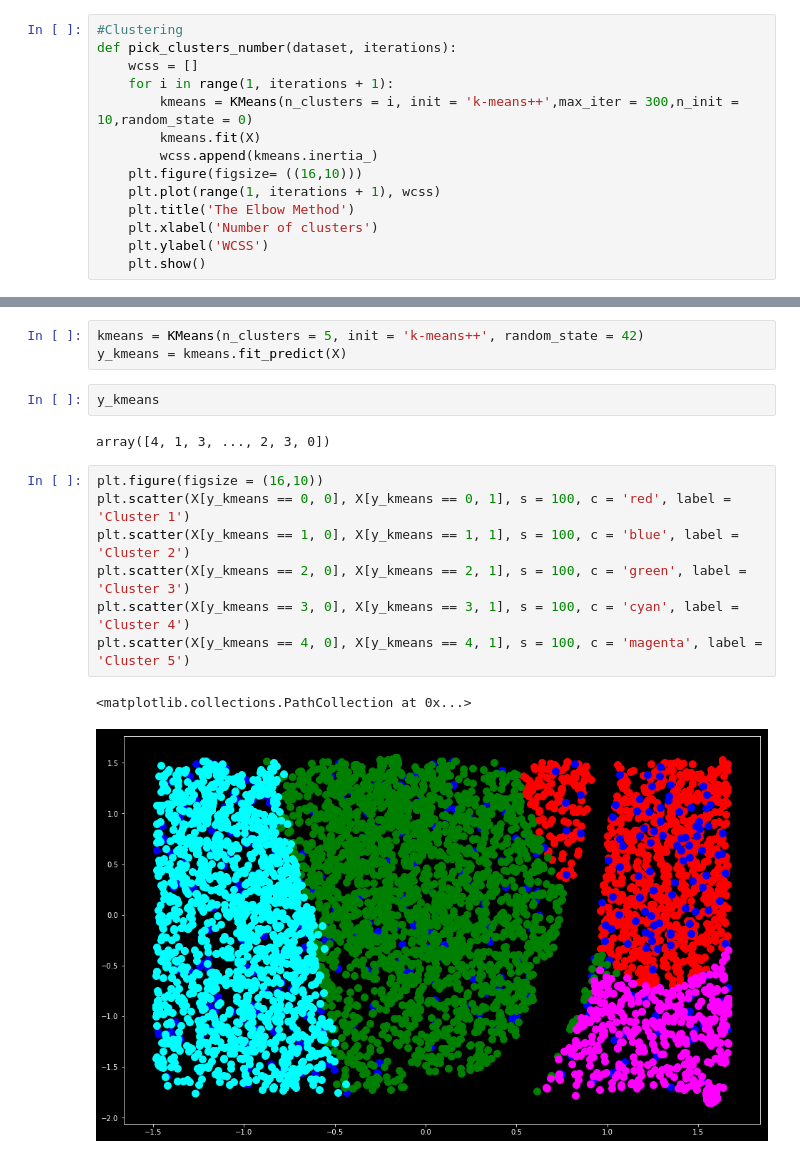
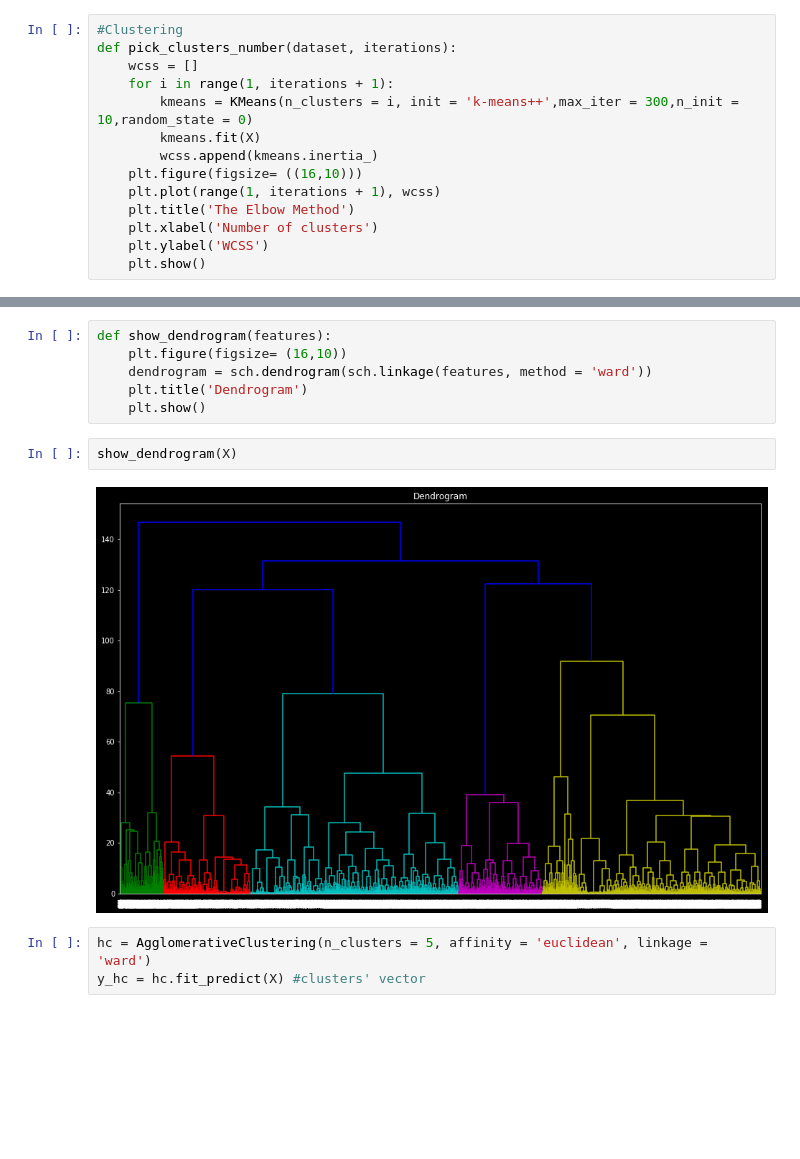
Before and after one commit to lukasy09/KernelDatabase.py, a Jupyter notebook: TheSenseOfTheUniverse/astronomical_research.ipynb, the cells around one changed output, grey strips where cells are left out. Drawn from its saved outputs; the diff is of its cells as text; blank space fills up the shorter version.

```diff
--- a/TheSenseOfTheUniverse/astronomical_research.ipynb
+++ b/TheSenseOfTheUniverse/astronomical_research.ipynb
@@ -117,17 +116,13 @@ pick_clusters_number(dataset = X, iterations = 15)
-# %%
-kmeans = KMeans(n_clusters = 5, init = 'k-means++', random_state = 42)
-y_kmeans = kmeans.fit_predict(X)
-# %%
-y_kmeans
-# %% [output]
-array([4, 1, 3, ..., 2, 3, 0])
-# %%
-plt.figure(figsize = (16,10))
-plt.scatter(X[y_kmeans == 0, 0], X[y_kmeans == 0, 1], s = 100, c = 'red', label = 'Cluster 1')
-plt.scatter(X[y_kmeans == 1, 0], X[y_kmeans == 1, 1], s = 100, c = 'blue', label = 'Cluster 2')
-plt.scatter(X[y_kmeans == 2, 0], X[y_kmeans == 2, 1], s = 100, c = 'green', label = 'Cluster 3')
-plt.scatter(X[y_kmeans == 3, 0], X[y_kmeans == 3, 1], s = 100, c = 'cyan', label = 'Cluster 4')
-plt.scatter(X[y_kmeans == 4, 0], X[y_kmeans == 4, 1], s = 100, c = 'magenta', label = 'Cluster 5')
-# %% [output]
-<matplotlib.collections.PathCollection at 0x...>
-[figure, removed]
+# %%
+def show_dendrogram(features):
+    plt.figure(figsize= (16,10))
+    dendrogram = sch.dendrogram(sch.linkage(features, method = 'ward'))
+    plt.title('Dendrogram')
+    plt.show()
+# %%
+show_dendrogram(X)
+# %% [output]
+[figure, added]
+# %%
+hc = AgglomerativeClustering(n_clusters = 5, affinity = 'euclidean', linkage = 'ward')
+y_hc = hc.fit_predict(X) #clusters' vector
```
Also changed, not shown: parts of 7 cells of this notebook.
